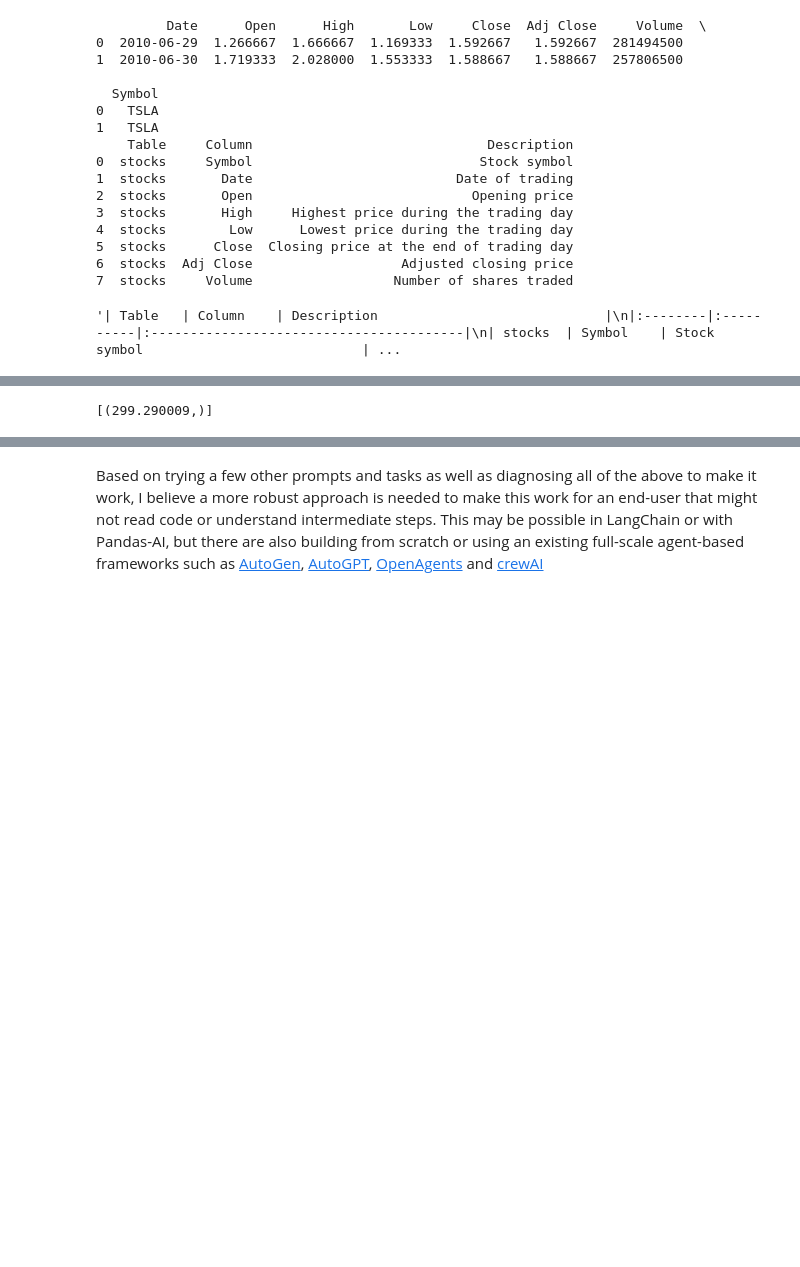
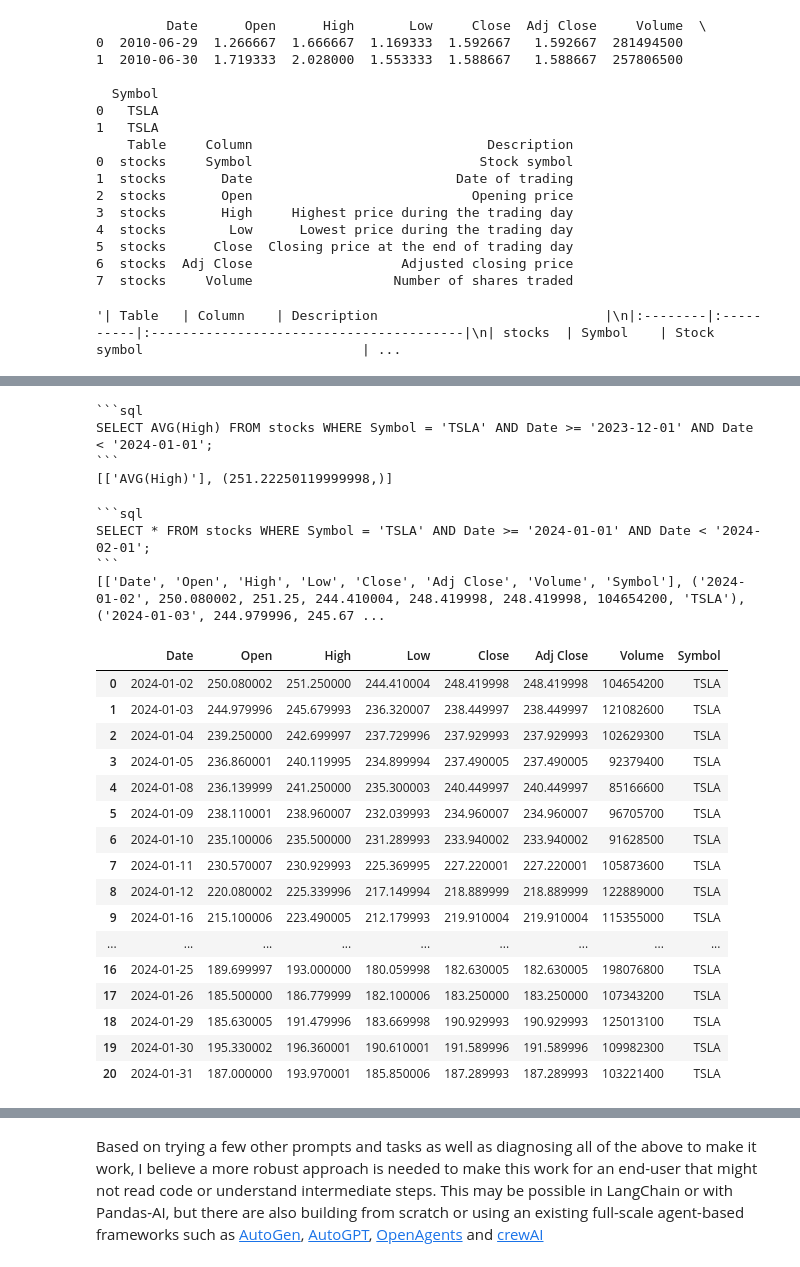
Before and after one commit to Markovian99/genai-notebooks, a Jupyter notebook: RAG_Basics/3. Approaches_for_Tabular.ipynb, the cells around one changed output, grey strips where cells are left out. Drawn from its saved outputs; the diff is of its cells as text; code cells hidden in the pictures; blank space fills up the shorter version.

````diff
--- a/RAG_Basics/3. Approaches_for_Tabular.ipynb
+++ b/RAG_Basics/3. Approaches_for_Tabular.ipynb
@@ -680,4 +697,36 @@ SELECT MAX(High) FROM stocks WHERE Symbol = 'TSLA' AND Date >= date('now', '-1 y
+# %%
+response_full = openai.chat.completions.create(model="gpt-4o", messages=[{"role": "system", "content": SQL_SYSTEM_PROMPT2},
+                                                                      {"role": "user", "content": "What was the average daily high price of TSLA in December 2023?" }],
+                                                                      temperature=0) #, logprobs=True, top_logprobs=5
+
+print(response_full.choices[0].message.content)
+
+#extract the SQL query from the response
+sql_query = response_full.choices[0].message.content.split("```sql")[1].split("```")[0].strip()
+
+#run the sql query using the conn connection
+conn = sqlite3.connect('tsla_stock.db')
+cursor = conn.cursor()
+cursor.execute(sql_query)
+
+# Get column names from cursor.description
+column_names = [description[0] for description in cursor.description]
+result = cursor.fetchall()
+result_with_column_names = [column_names] + result
+
+print(result_with_column_names)
+# %% [output]
+```sql
+SELECT AVG(High) FROM stocks WHERE Symbol = 'TSLA' AND Date >= '2023-12-01' AND Date < '2024-01-01';
+```
+[['AVG(High)'], (251.22250119999998,)]
 # %%
+response_full = openai.chat.completions.create(model="gpt-4o", messages=[{"role": "system", "content": SQL_SYSTEM_PROMPT2},
+                                                                      {"role": "user", "content": "Show me all trade data for TSLA stocks from January 2024." }],
+                                                                      temperature=0) #, logprobs=True, top_logprobs=5
+
+print(response_full.choices[0].message.content)
+
 #extract the SQL query from the response
 sql_query = response_full.choices[0].message.content.split("```sql")[1].split("```")[0].strip()
 
@@ -685,7 +734,35 @@
 conn = sqlite3.connect('tsla_stock.db')
 cursor = conn.cursor()
 cursor.execute(sql_query)
+
+# Get column names from cursor.description
+column_names = [description[0] for description in cursor.description]
 result = cursor.fetchall()
-print(result)
+result_with_column_names = [column_names] + result
+print(result_with_column_names)
 # %% [output]
-[(299.290009,)]
+```sql
+SELECT * FROM stocks WHERE Symbol = 'TSLA' AND Date >= '2024-01-01' AND Date < '2024-02-01';
+```
+[['Date', 'Open', 'High', 'Low', 'Close', 'Adj Close', 'Volume', 'Symbol'], ('2024-01-02', 250.080002, 251.25, 244.410004, 248.419998, 248.419998, 104654200, 'TSLA'), ('2024-01-03', 244.979996, 245.67 ...
+# %%
+df = pd.DataFrame(result, columns=column_names)
+df
+# %% [output]
+|  | Date | Open | High | Low | Close | Adj Close | Volume | Symbol |
+| 0 | 2024-01-02 | 250.080002 | 251.250000 | 244.410004 | 248.419998 | 248.419998 | 104654200 | TSLA |
+| 1 | 2024-01-03 | 244.979996 | 245.679993 | 236.320007 | 238.449997 | 238.449997 | 121082600 | TSLA |
+| 2 | 2024-01-04 | 239.250000 | 242.699997 | 237.729996 | 237.929993 | 237.929993 | 102629300 | TSLA |
+| 3 | 2024-01-05 | 236.860001 | 240.119995 | 234.899994 | 237.490005 | 237.490005 | 92379400 | TSLA |
+| 4 | 2024-01-08 | 236.139999 | 241.250000 | 235.300003 | 240.449997 | 240.449997 | 85166600 | TSLA |
+| 5 | 2024-01-09 | 238.110001 | 238.960007 | 232.039993 | 234.960007 | 234.960007 | 96705700 | TSLA |
+| 6 | 2024-01-10 | 235.100006 | 235.500000 | 231.289993 | 233.940002 | 233.940002 | 91628500 | TSLA |
+| 7 | 2024-01-11 | 230.570007 | 230.929993 | 225.369995 | 227.220001 | 227.220001 | 105873600 | TSLA |
+| 8 | 2024-01-12 | 220.080002 | 225.339996 | 217.149994 | 218.889999 | 218.889999 | 122889000 | TSLA |
+| 9 | 2024-01-16 | 215.100006 | 223.490005 | 212.179993 | 219.910004 | 219.910004 | 115355000 | TSLA |
+| ... | ... | ... | ... | ... | ... | ... | ... | ... |
+| 16 | 2024-01-25 | 189.699997 | 193.000000 | 180.059998 | 182.630005 | 182.630005 | 198076800 | TSLA |
+| 17 | 2024-01-26 | 185.500000 | 186.779999 | 182.100006 | 183.250000 | 183.250000 | 107343200 | TSLA |
+| 18 | 2024-01-29 | 185.630005 | 191.479996 | 183.669998 | 190.929993 | 190.929993 | 125013100 | TSLA |
+| 19 | 2024-01-30 | 195.330002 | 196.360001 | 190.610001 | 191.589996 | 191.589996 | 109982300 | TSLA |
+| 20 | 2024-01-31 | 187.000000 | 193.970001 | 185.850006 | 187.289993 | 187.289993 | 103221400 | TSLA |
````
Also changed, not shown: parts of 4 cells of this notebook.
